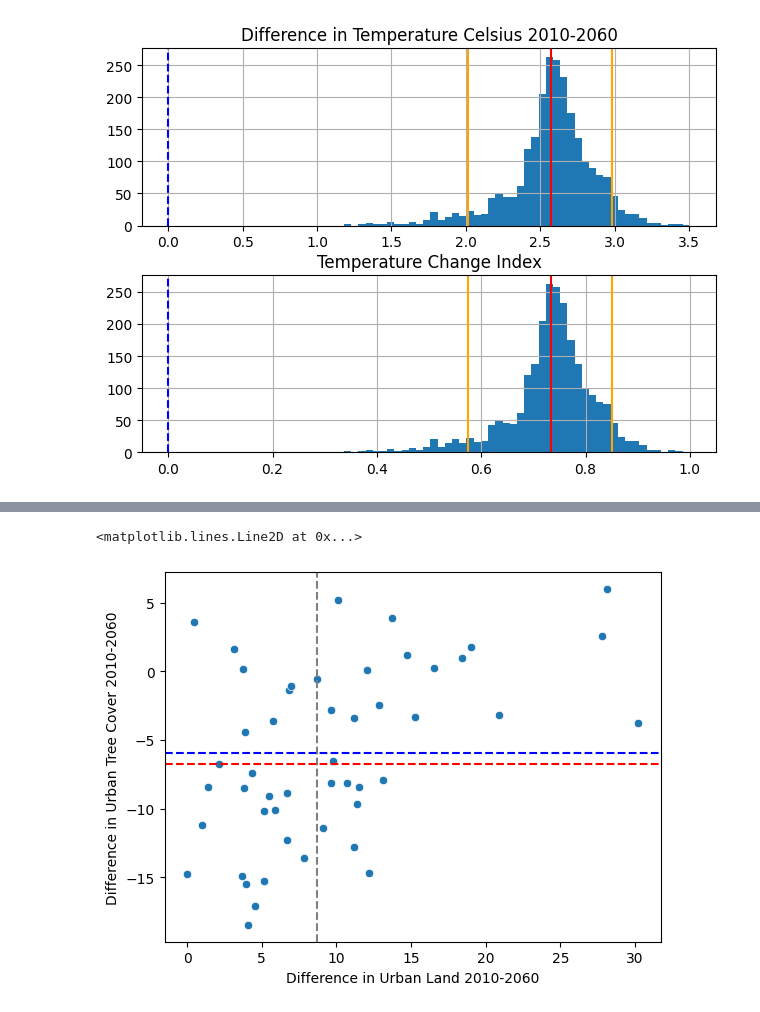
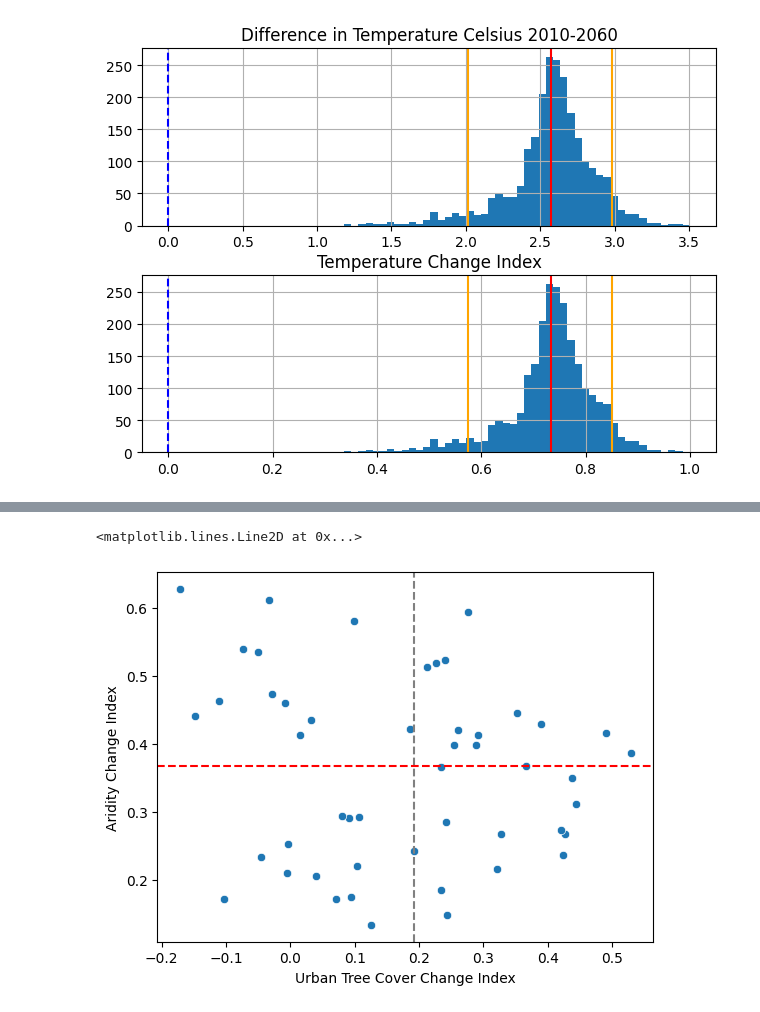
Before and after one commit to jolieleung/climate-treeAnalysis, a Jupyter notebook: urbanforest_threats/Data/urbanforest-threats_eda.ipynb, the cells around one changed output, grey strips where cells are left out. Drawn from its saved outputs; the diff is of its cells as text; code cells hidden in the pictures.

```diff
--- a/urbanforest_threats/Data/urbanforest-threats_eda.ipynb
+++ b/urbanforest_threats/Data/urbanforest-threats_eda.ipynb
@@ -243,0 +225,12 @@ df_climate_clean.groupby('State').mean()
+# %%
+df_climate_clean["Fips"] = df_climate_clean["Fips"].astype(str)
+df_climate_clean.insert(4,"countycode", df_climate_clean["Fips"])
+df_climate_clean["countycode"] = df_climate_clean["countycode"].str.strip().str[-3:]
+df_climate_clean
+
+#add a column for county
+#new column = fips strip from the right
+#right(fips, 3)
+#add another column for state code
+#dictionary states
+#new fips is "state code" + "county code"
@@ -243,0 +261,16 @@ df_climate_clean.groupby('State').mean()
+# %%
+state_codes = {
+    'Washington': '53', 'Delaware': '10', 'District of Columbia': '11', 'Wisconsin': '55', 'West Virginia': '54', 'Hawaii': '15',
+    'Florida': '12', 'Wyoming': '56', 'Puerto Rico': '72', 'New Jersey': '34', 'New Mexico': '35', 'Texas': '48',
+    'Louisiana': '22', 'North Carolina': '37', 'North Dakota': '38', 'Nebraska': '31', 'Tennessee': '47', 'New York': '36',
+    'Pennsylvania': '42', 'Alaska': '02', 'Nevada': '32', 'New Hampshire': '33', 'Virginia': '51', 'Colorado': '08',
+    'California': '06', 'Alabama': '01', 'Arkansas': '05', 'Vermont': '50', 'Illinois': '17', 'Georgia': '13',
+    'Indiana': '18', 'Iowa': '19', 'Massachusetts': '25', 'Arizona': '04', 'Idaho': '16', 'Connecticut': '09',
+    'Maine': '23', 'Maryland': '24', 'Oklahoma': '40', 'Ohio': '39', 'Utah': '49', 'Missouri': '29',
+    'Minnesota': '27', 'Michigan': '26', 'Rhode Island': '44', 'Kansas': '20', 'Montana': '30', 'Mississippi': '28',
+    'South Carolina': '45', 'Kentucky': '21', 'Oregon': '41', 'South Dakota': '46'
+}
+
+
+df_climate_clean.insert(5,"statecode", df_climate_clean["State"].map(state_codes))
+df_climate_clean
@@ -243,0 +296,3 @@ df_climate_clean.groupby('State').mean()
+# %%
+df_climate_clean.insert(6,"newFIPS", df_climate_clean["statecode"]+df_climate_clean["countycode"])
+df_climate_clean
@@ -321,0 +384,3 @@ Name: 958, dtype: object
+# %%
+df_climate_state = df_climate_clean.groupby('State').mean()
+df_climate_state
@@ -463,13 +762,13 @@ df_climate_bystate
 # %%
 sns.scatterplot(
-    data = df_climate_bystate,
-    x = 'Difference in Urban Land 2010-2060' , y = 'Difference in Urban Tree Cover 2010-2060',
+    data = df_climate_state,
+    x = 'Urban Tree Cover Change Index' , y = 'Aridity Change Index',
     # hue = 'continent'
 )
 
-plt.axvline( df_climate_bystate['Difference in Urban Land 2010-2060'].median() , color = 'gray' , ls = "--")
-plt.axhline( df_climate_bystate['Difference in Urban Tree Cover 2010-2060'].median() , color = 'r' , ls = "--")
-plt.axhline( df_climate_bystate['Difference in Urban Tree Cover 2010-2060'].mean() , color = 'b' , ls = "--")
+plt.axvline( df_climate_state['Urban Tree Cover Change Index'].median() , color = 'gray' , ls = "--")
+plt.axhline( df_climate_state['Aridity Change Index'].median() , color = 'r' , ls = "--")
+#plt.axhline( df_climate_state['Temperature Change Index'].mean() , color = 'b' , ls = "--")
 # %% [output]
 <matplotlib.lines.Line2D at 0x...>
-[figure, old version]
+[figure, new version]
```
Also changed, not shown: parts of 39 cells of this notebook, 8 other files.
